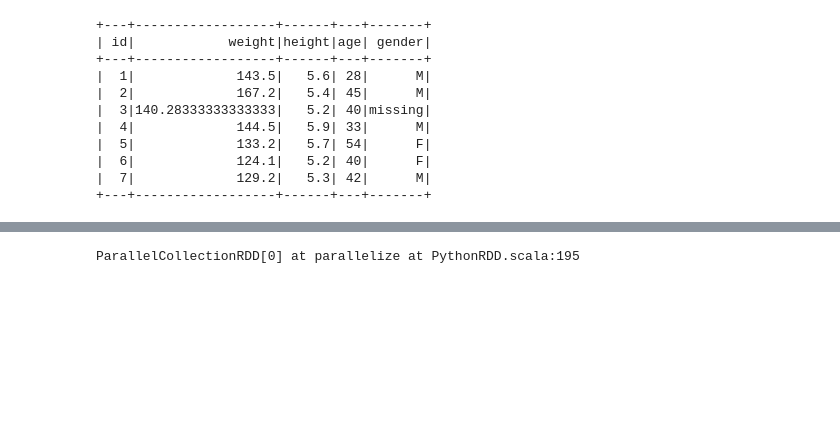
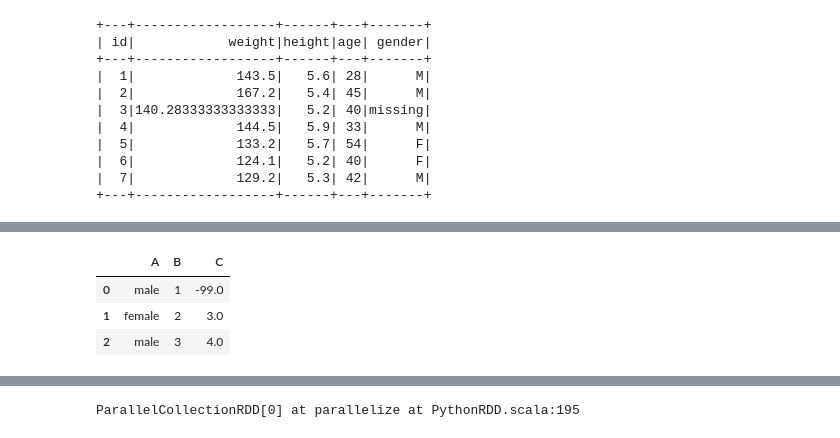
Before and after one commit to TJmask/PySpark, a Jupyter notebook: notebook/PySpark_Learning.ipynb, the cells around one changed output, grey strips where cells are left out. Cells and saved outputs as stored; diff of their text form; code cells hidden in the pictures; blank space fills up the shorter version.

```diff
--- a/notebook/PySpark_Learning.ipynb
+++ b/notebook/PySpark_Learning.ipynb
@@ -765,0 +1152,7 @@ df_miss_no_income.fillna(means).show()
+# %%
+my_list = [['male', 1, None], ['female', 2, 3],['male', 3, 4]]
+dp = pd.DataFrame(my_list,columns=['A', 'B', 'C'])
+ds = spark.createDataFrame(my_list, ['A', 'B', 'C'])
+#
+print(dp.head())
+ds.show()
@@ -765,0 +1171,7 @@ df_miss_no_income.fillna(means).show()
+# %%
+dp.fillna(-99)
+# %% [output]
+|  | A | B | C |
+| 0 | male | 1 | -99.0 |
+| 1 | female | 2 | 3.0 |
+| 2 | male | 3 | 4.0 |
```
Also changed, not shown: parts of 115 cells of this notebook, 3 other files.
